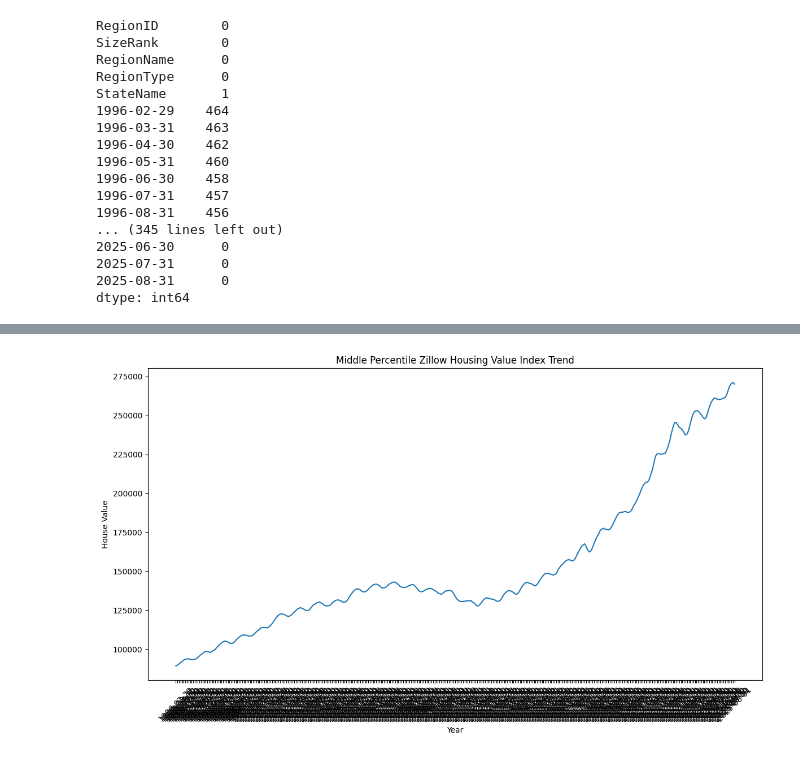
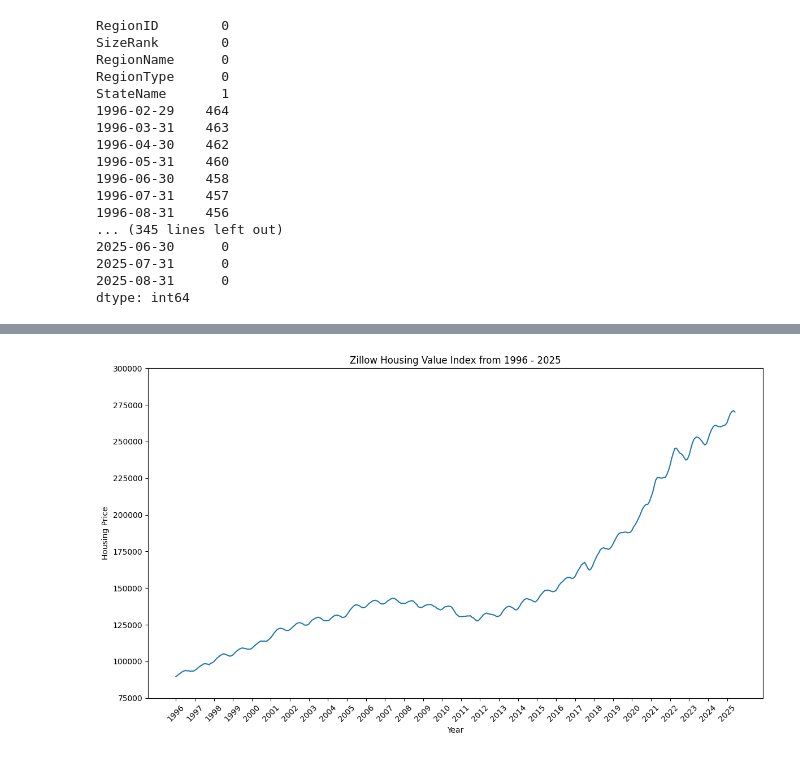
Before and after one commit to denglish-w/code_you_data_analytics_project, a Jupyter notebook: capstone_mid-course_milestone.ipynb, the cells around one changed output, grey strips where cells are left out. Drawn from its saved outputs; the diff is of its cells as text; code cells hidden in the pictures.

```diff
--- a/capstone_mid-course_milestone.ipynb
+++ b/capstone_mid-course_milestone.ipynb
@@ -21,9 +38,9 @@ pd.set_option('display.max_colwidth', None)
 pd.set_option('display.width', 2000)
 # %%
 # load csv data from mac
-top_tier_zhvi_df = pd.read_csv(r'/Users/davidenglish/Code_You_Projects/module_2/code_lousiville_capstone_project/data/Metro_zhvi_uc_sfrcondo_tier_0.67_1.0_sm_sa_month.csv')
-middle_tier_zhvi_df = pd.read_csv(r'/Users/davidenglish/Code_You_Projects/module_2/code_lousiville_capstone_project/data/Metro_zhvi_uc_sfrcondo_tier_0.33_0.67_month.csv')
-bottom_tier_zhvi_df = pd.read_csv(r'/Users/davidenglish/Code_You_Projects/module_2/code_lousiville_capstone_project/data/Metro_zhvi_uc_sfrcondo_tier_0.0_0.33_sm_sa_month.csv')
+top_tier_zhvi_df = pd.read_csv(r'/Users/davidenglish/Code_You_Projects/code_you_data_analytics_project/data/Metro_zhvi_uc_sfrcondo_tier_0.67_1.0_sm_sa_month.csv')
+middle_tier_zhvi_df = pd.read_csv(r'/Users/davidenglish/Code_You_Projects/code_you_data_analytics_project/data/Metro_zhvi_uc_sfrcondo_tier_0.33_0.67_month.csv')
+bottom_tier_zhvi_df = pd.read_csv(r'/Users/davidenglish/Code_You_Projects/code_you_data_analytics_project/data/Metro_zhvi_uc_sfrcondo_tier_0.0_0.33_sm_sa_month.csv')
 # %%
 # load data from Desktop
 # %%
@@ -114,11 +107,28 @@ Name: 45, dtype: object
-# %%
-plt.figure(figsize=(12,7))
-plt.plot(lousiville_row.index, lousiville_row.values)
-plt.title("Middle Percentile Zillow Housing Value Index Trend")
-plt.xlabel("Year")
-plt.ylabel("House Value")
-plt.xticks(rotation=45)
-plt.tight_layout()
-plt.show()
-# %% [output]
-[figure, removed]
+# %%
+# Time to Plot a Graph!
+# filtering by the city of Louisivlle
+louisville_row = middle_tier_zhvi_df[middle_tier_zhvi_df['RegionName'] == 'Louisville, KY']
+# Select only data value rows
+louisville_data = louisville_row.iloc[:, 6:]
+# %%
+years = louisville_data.columns.to_list()
+values = louisville_data.values[0]
+# %%
+# Plot
+plt.figure(figsize=(12,7))
+plt.plot(years, values)
+plt.title("Zillow Housing Value Index from 1996 - 2025")
+plt.ylabel("Housing Price")
+plt.xlabel("Year")
+plt.ylim(75000, 300000)
+
+plt.gca()
+# extracts the first four characters of of the year list
+year_format = [year[:4] for year in years]
+
+
+plt.xticks(years[::12], year_format[::12], rotation=45)
+plt.tight_layout()
+plt.show()
+# %% [output]
+[figure, added]
```
Also changed, not shown: parts of 9 cells of this notebook, 4 other files.
